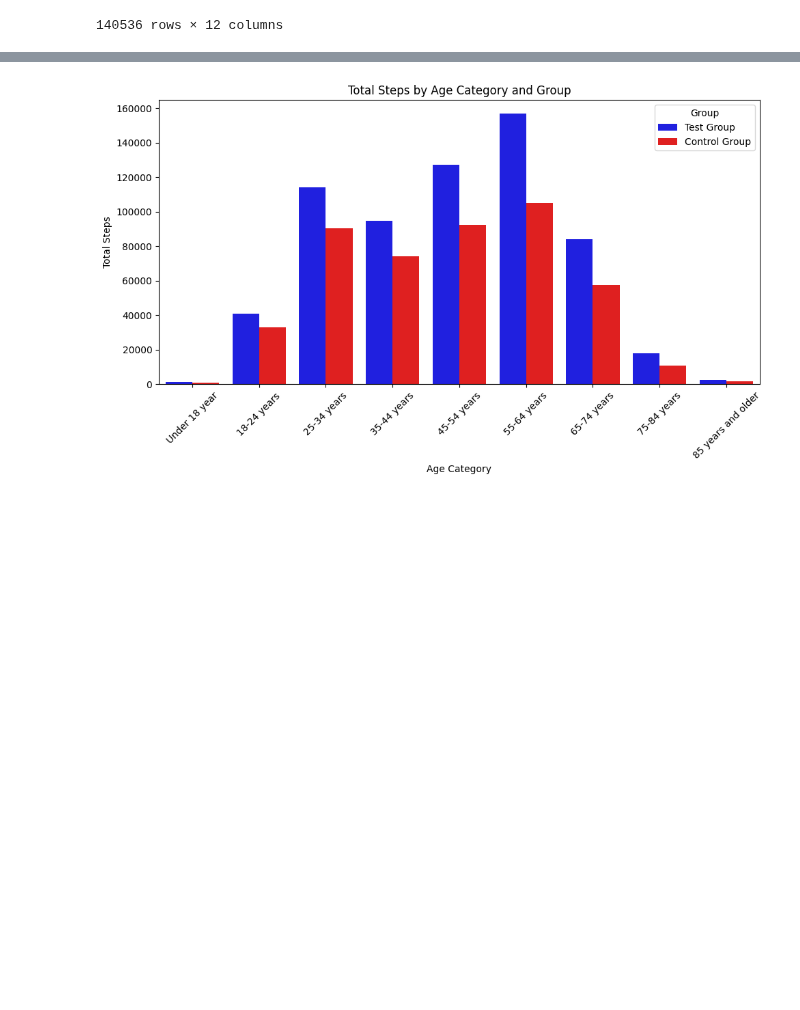
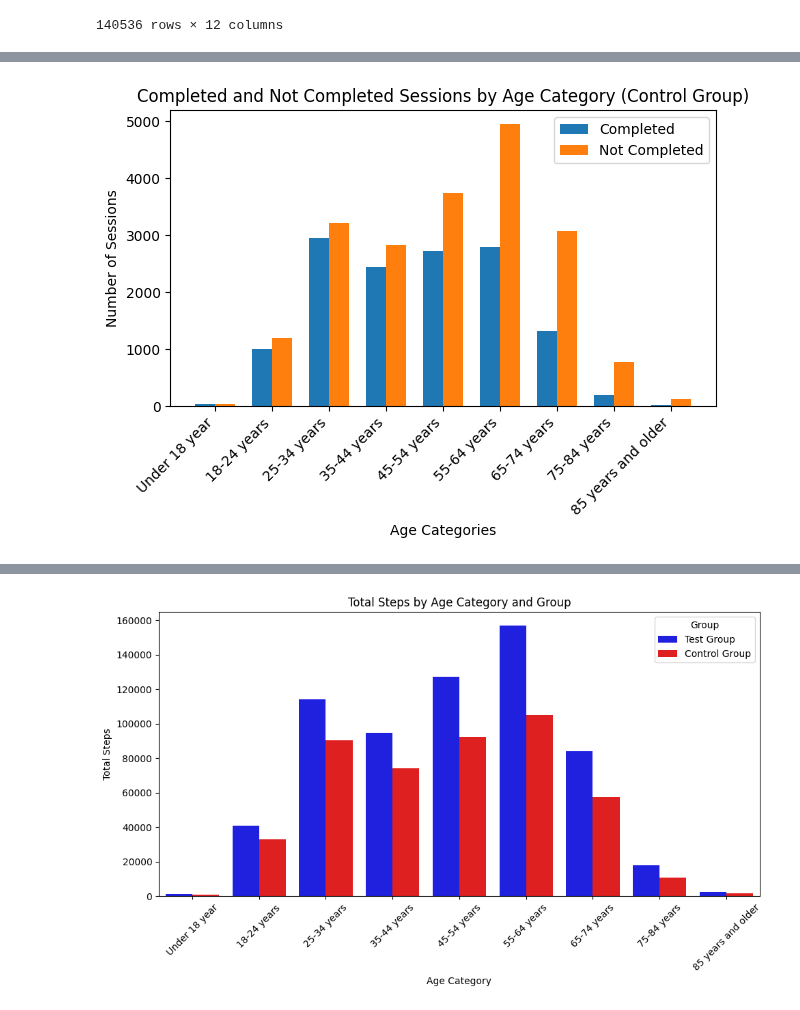
Before and after one commit to dimitsagk/AB_Testing_Analysis, a Jupyter notebook: notebooks/Project_2_02Cleaning+EDA.ipynb, the cells around one changed output, grey strips where cells are left out. Saved outputs shown, nothing was run; the diff lists cells and outputs as text; code cells hidden in the pictures; blank space fills up the shorter version.

```diff
--- a/notebooks/Project_2_02Cleaning+EDA.ipynb
+++ b/notebooks/Project_2_02Cleaning+EDA.ipynb
@@ -1065,0 +1074,33 @@ For example, when doing 'df[col].method(value, inplace=True)', try using 'df.met
+# %%
+# Selecting only the columns for the control group
+control_group = crosstab_result[['control_sess_cnt', 'control_notconfirmed_sess_cnt']]
+
+# Extracting completed and not completed session counts
+completed_sessions_control = control_group['control_sess_cnt']
+not_completed_sessions_control = control_group['control_notconfirmed_sess_cnt']
+
+# Creating the figure and axes
+fig, ax = plt.subplots()
+
+# Plotting completed sessions for control group
+completed_bars_control = ax.bar(x, completed_sessions_control, width=bar_width, label='Completed')
+
+# Plotting not completed sessions for control group
+not_completed_bars_control = ax.bar([i + bar_width for i in x], not_completed_sessions_control, width=bar_width, label='Not Completed')
+
+# Adding labels, title, and legend
+ax.set_xlabel('Age Categories')
+ax.set_ylabel('Number of Sessions')
+ax.set_title('Completed and Not Completed Sessions by Age Category (Control Group)')
+ax.set_xticks([i + bar_width / 2 for i in x])
+ax.set_xticklabels(age_categories)
+ax.legend()
+
+# Rotating x-axis labels for better readability
+plt.xticks(rotation=45, ha='right')
+
+# Show plot
+plt.tight_layout()
+plt.show()
+# %% [output]
+[figure, added]
```
Also changed, not shown: parts of 23 cells of this notebook.
